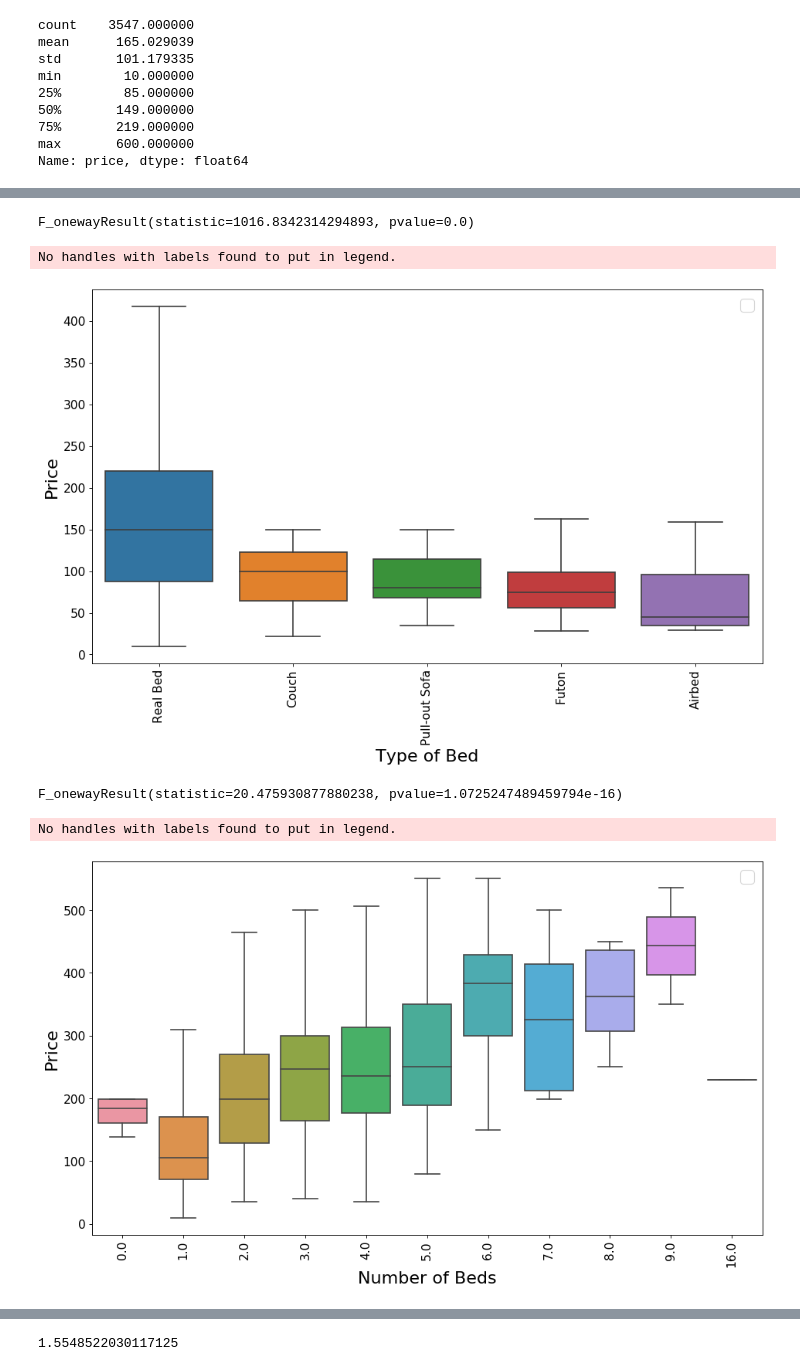
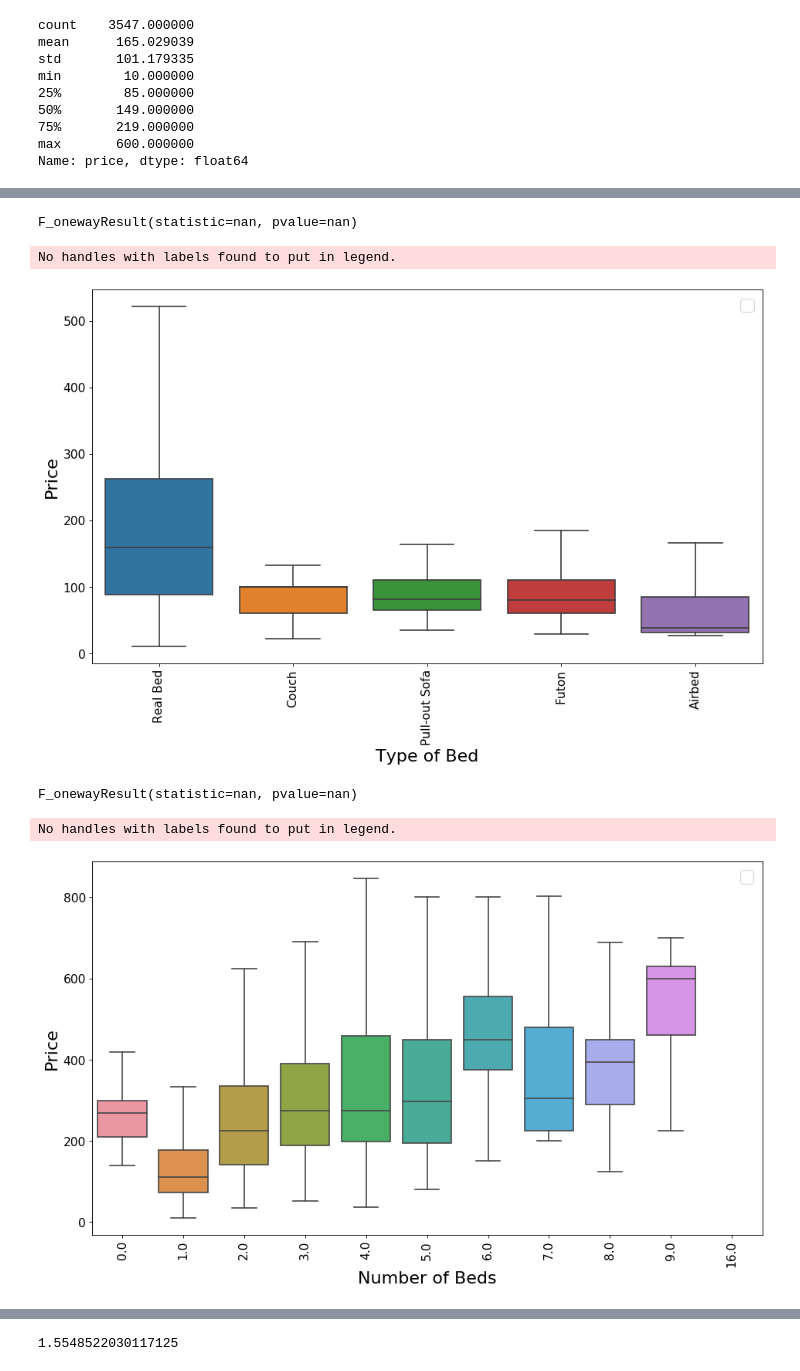
Before and after one commit to stephenparvaresh/Project_One_Boston_AirBnB, a Jupyter notebook: Boston_AirBnB_Notebook.ipynb, the cells around one changed output, grey strips where cells are left out. Cells and saved outputs as stored; diff of their text form; code cells hidden in the pictures.

Commit message:
updated figures

```diff
--- a/Boston_AirBnB_Notebook.ipynb
+++ b/Boston_AirBnB_Notebook.ipynb
@@ -35,3 +35,12 @@ reviews = pd.read_csv('/home/steven/Udacity_Class/Project1_Blog_Post/boston/revi
 # %%
 # Change column name to match other dataFrames
 listings = listings.rename(columns = {'id':'listing_id'})
+calendar = calendar.rename(columns = {'price':'calendar_price'})
+# %%
+calendar_1 = calendar.dropna(subset=['calendar_price'])
+calendar_1['calendar_price_1'] = calendar_1['calendar_price'].map(lambda p: int(p[1:-3].replace(",", "")))
+calendar_1 = calendar_1.drop(columns = ['calendar_price'])
+calendar = calendar.merge(calendar_1, how = 'left', left_on=calendar.index, right_on = calendar_1.index)
+calendar = calendar.drop(columns = ['key_0', 'listing_id_y', 'date_y', 'available_y'])
+calendar = calendar.drop(columns = ['calendar_price'])
+calendar = calendar.rename(columns = {'listing_id_x':'listing_id', 'date_x':'date', 'available_x':'available', 'calendar_price_1':'calendar_price'})
@@ -559,32 +589,32 @@ No handles with labels found to put in legend.
 # %%
-df = listings
+df = boston
 
 
 # Gettin summary statistics
-stats.f_oneway(df['price'][df['room_type'] == 'Entire home/apt'],
-             df['price'][df['room_type'] == 'Private room'],
-              df['price'][df['room_type'] == 'Shared room'])
+stats.f_oneway(df['calendar_price'][df['room_type'] == 'Entire home/apt'],
+             df['calendar_price'][df['room_type'] == 'Private room'],
+              df['calendar_price'][df['room_type'] == 'Shared room'])
 # %% [output]
-F_onewayResult(statistic=1016.8342314294893, pvalue=0.0)
+F_onewayResult(statistic=nan, pvalue=nan)
 # %%
-# Compare prices to the bed types
+# Compare calendar_prices to the bed types
 
-# First part to get a sort list that gets a descending order of median price
+# First part to get a sort list that gets a descending order of median calendar_price
 order = [0,0]
-for hood in tqdm(listings['bed_type'].unique()):
-    df = listings[listings['bed_type'] == hood]
-    median = df['price'].median()
+for hood in tqdm(boston['bed_type'].unique()):
+    df = boston[boston['bed_type'] == hood]
+    median = df['calendar_price'].median()
     row = [hood, median]
     row = np.array(row)
     order = np.vstack([order, row])
-order = pd.DataFrame(order, columns = ['bed_type', 'median_price'])
-order['median_price'] = order['median_price'].astype(float)
+order = pd.DataFrame(order, columns = ['bed_type', 'median_calendar_price'])
+order['median_calendar_price'] = order['median_calendar_price'].astype(float)
 order = order.drop(order.index[0])
-order = order.sort_values(by = 'median_price', ascending = False)
+order = order.sort_values(by = 'median_calendar_price', ascending = False)
 sort_order = list(order['bed_type'])
 
 fig = plt.figure(figsize=(14, 8), dpi=80)
-sns.boxplot(x = 'bed_type', y = 'price', data = listings, showfliers = False, order = sort_order)
+sns.boxplot(x = 'bed_type', y = 'calendar_price', data = boston, showfliers = False, order = sort_order)
 plt.ylabel('Price', fontsize=20)
 plt.xlabel('Type of Bed', fontsize=20)
 plt.tick_params(axis='x', labelsize=14, rotation=90)
@@ -592,30 +622,30 @@ plt.tick_params(axis='y', labelsize=14)
 plt.legend(fontsize=20);
 # %% [output]
 No handles with labels found to put in legend.
-[figure, old version]
+[figure, new version]
 # %%
-df = listings
+df = boston
 
 
 # Gettin summary statistics
-stats.f_oneway(df['price'][df['bed_type'] == 'Real Bed'],
-             df['price'][df['bed_type'] == 'Couch'],
-              df['price'][df['bed_type'] == 'Pull-out Sofa'],
-              df['price'][df['bed_type'] == 'Futon'],
-              df['price'][df['bed_type'] == 'Airbed'])
+stats.f_oneway(df['calendar_price'][df['bed_type'] == 'Real Bed'],
+             df['calendar_price'][df['bed_type'] == 'Couch'],
+              df['calendar_price'][df['bed_type'] == 'Pull-out Sofa'],
+              df['calendar_price'][df['bed_type'] == 'Futon'],
+              df['calendar_price'][df['bed_type'] == 'Airbed'])
 # %% [output]
-F_onewayResult(statistic=20.475930877880238, pvalue=1.0725247489459794e-16)
+F_onewayResult(statistic=nan, pvalue=nan)
 # %%
-# Compare prices to the number of beds
+# Compare calendar_prices to the number of beds
 
-# First part to get a sort list that gets a descending order of median price
+# First part to get a sort list that gets a descending order of median calendar_price
 fig = plt.figure(figsize=(14, 8), dpi=80)
-sns.boxplot(x = 'beds', y = 'price', data = listings, showfliers = False)
+sns.boxplot(x = 'beds', y = 'calendar_price', data = boston, showfliers = False)
 plt.ylabel('Price', fontsize=20)
 plt.xlabel('Number of Beds', fontsize=20)
 plt.tick_params(axis='x', labelsize=14, rotation=90)
 plt.tick_params(axis='y', labelsize=14)
 plt.legend(fontsize=20);
 # %% [output]
 No handles with labels found to put in legend.
-[figure, old version]
+[figure, new version]
```
Also changed, not shown: parts of 35 cells of this notebook.
